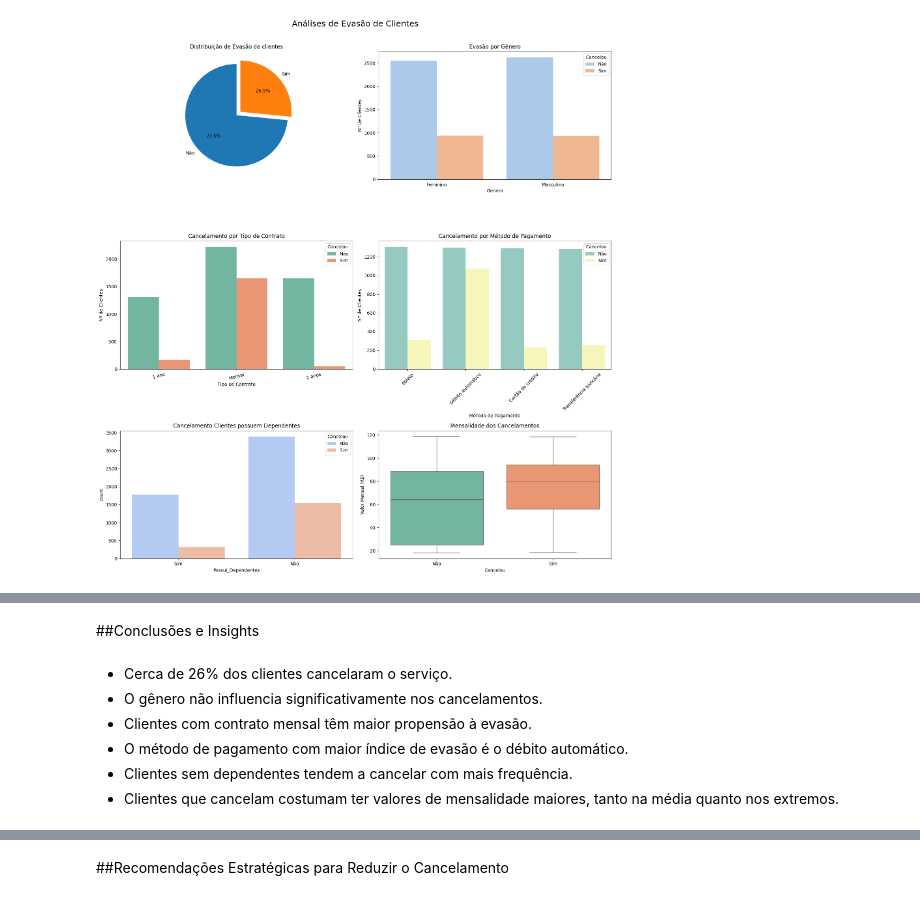
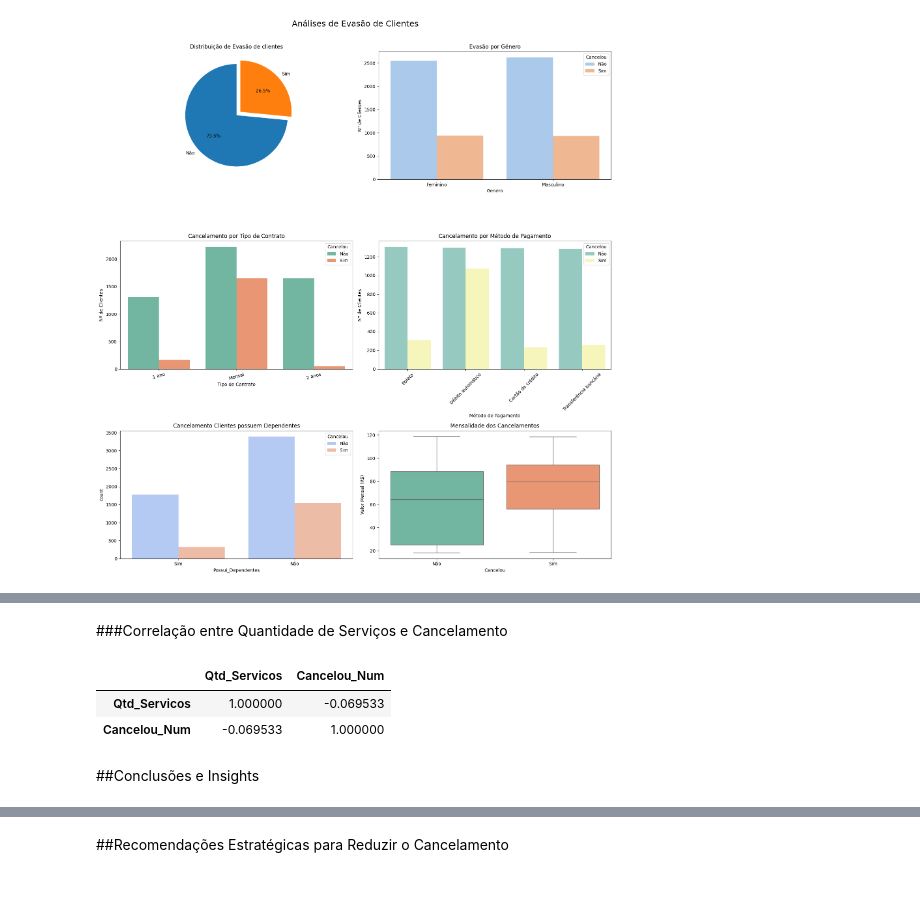
Before and after one commit to JessePMelo/Challenge-telecom-x, a Jupyter notebook: TelecomX_BR.ipynb, the cells around one changed output, grey strips where cells are left out. Cells and saved outputs as stored; diff of their text form; code cells hidden in the pictures.

```diff
--- a/TelecomX_BR.ipynb
+++ b/TelecomX_BR.ipynb
@@ -608,10 +651,23 @@ Passing `palette` without assigning `hue` is deprecated and will be removed in v
+# %% [markdown]
+###Correlação entre Quantidade de Serviços e Cancelamento
+# %%
+servicos = [
+    'Seguranca_Online', 'Backup_Online', 'Protecao_Aparelho',
+    'Suporte_Tecnico', 'Streaming_TV', 'Streaming_Filmes',
+    'Multiplas_Linhas'
+]
+
+for col in servicos:
+    df_normalizado[col + '_bin'] = df_normalizado[col].map({
+        'Sim': 1, 'Não': 0, 'Sem internet': 0, 'Sem telefone': 0
+    })
+
+df_normalizado['Qtd_Servicos'] = df_normalizado[[col + '_bin' for col in servicos]].sum(axis=1)
+
+df_normalizado[['Qtd_Servicos', 'Cancelou_Num']].corr()
+# %% [output]
+|  | Qtd_Servicos | Cancelou_Num |
+| Qtd_Servicos | 1.000000 | -0.069533 |
+| Cancelou_Num | -0.069533 | 1.000000 |
 # %% [markdown]
 ##Conclusões e Insights
-# %% [markdown]
-
-- Cerca de 26% dos clientes cancelaram o serviço.
-- O gênero não influencia significativamente nos cancelamentos.
-- Clientes com contrato mensal têm maior propensão à evasão.
-- O método de pagamento com maior índice de evasão é o débito automático.
-- Clientes sem dependentes tendem a cancelar com mais frequência.
-- Clientes que cancelam costumam ter valores de mensalidade maiores, tanto na média quanto nos extremos.
```
Also changed, not shown: parts of 14 cells of this notebook.
